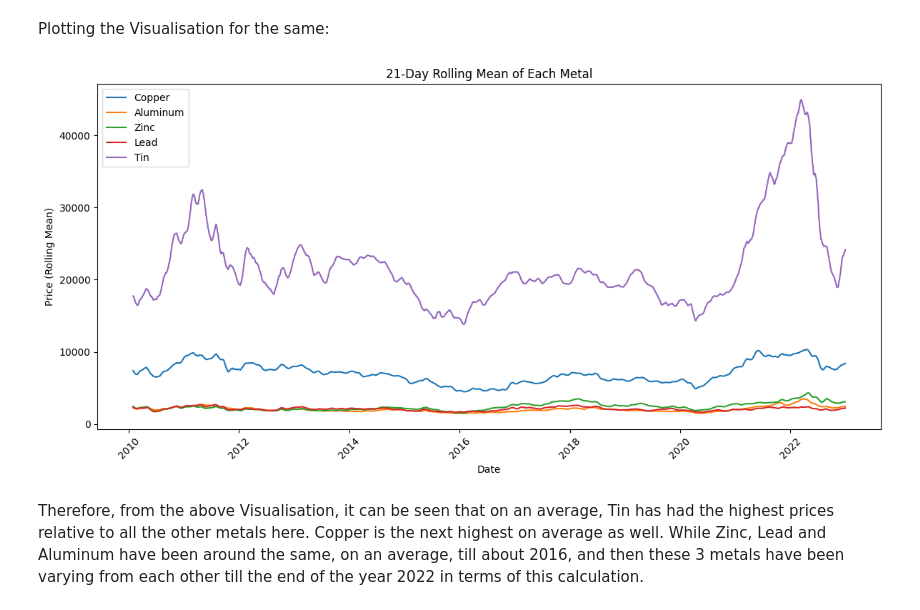
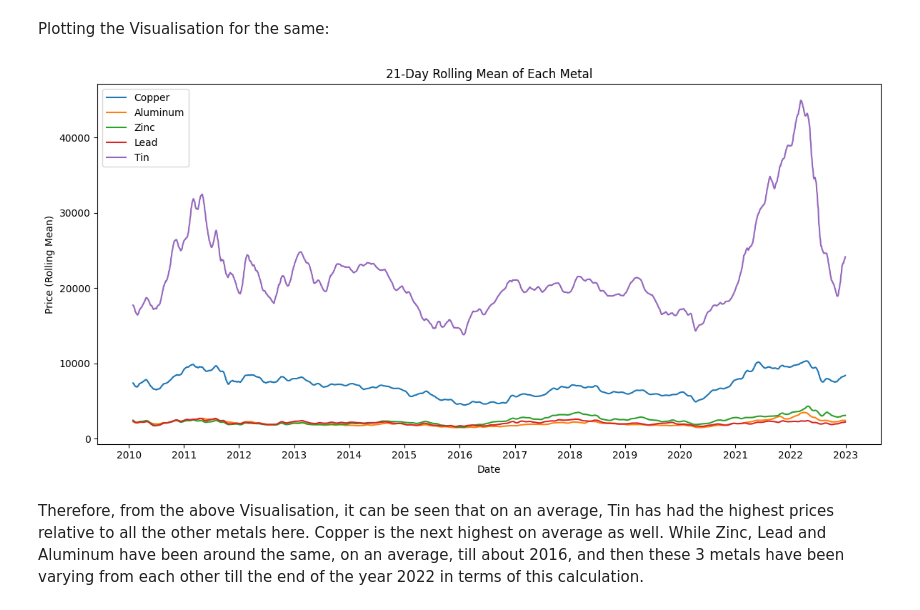
Before and after one commit to ArchisaBiswas/OilDesk-Intern-Assessment___Submission, a Jupyter notebook: solutions/question_1.ipynb, the cells around one changed output. Drawn from its saved outputs; the diff is of its cells as text; code cells hidden in the pictures.

```diff
--- a/solutions/question_1.ipynb
+++ b/solutions/question_1.ipynb
@@ -229,24 +230,30 @@ for metal_column in metal_columns:
     df_metals_average_per_month[metal_column + "_avg_per_month"] = df_metals_average_per_month[metal_column].rolling(window=21).mean()
 # %% [markdown]
 Plotting the Visualisation for the same:
-# %%
-plt.figure(figsize=(12,6))
-
-plt.plot(df_metals_average_per_month["Dates"], df_metals_average_per_month["Copper_avg_per_month"], label="Copper")
-plt.plot(df_metals_average_per_month["Dates"], df_metals_average_per_month["Aluminum_avg_per_month"], label="Aluminum")
-plt.plot(df_metals_average_per_month["Dates"], df_metals_average_per_month["Zinc_avg_per_month"], label="Zinc")
-plt.plot(df_metals_average_per_month["Dates"], df_metals_average_per_month["Lead_avg_per_month"], label="Lead")
-plt.plot(df_metals_average_per_month["Dates"], df_metals_average_per_month["Tin_avg_per_month"], label="Tin")
-
-plt.legend()
-plt.title("21-Day Rolling Mean of Each Metal")
-plt.xlabel("Date")
-plt.ylabel("Price (Rolling Mean)")
-plt.xticks(rotation=45)
-plt.tight_layout()
-
-plt.show()
-# %% [output]
-[figure, removed]
+# %%
+# Converting Dates column into date object, in order to utilise this in the formatting of the x-axis label in the
+# visualisation below:
+df["Dates"] = pd.to_datetime(df["Dates"], dayfirst=True)
+
+plt.figure(figsize=(12, 6))
+
+plt.plot(df["Dates"], df_metals_average_per_month["Copper_avg_per_month"],   label="Copper")
+plt.plot(df["Dates"], df_metals_average_per_month["Aluminum_avg_per_month"], label="Aluminum")
+plt.plot(df["Dates"], df_metals_average_per_month["Zinc_avg_per_month"],     label="Zinc")
+plt.plot(df["Dates"], df_metals_average_per_month["Lead_avg_per_month"],     label="Lead")
+plt.plot(df["Dates"], df_metals_average_per_month["Tin_avg_per_month"],      label="Tin")
+
+plt.legend()
+plt.title("21-Day Rolling Mean of Each Metal")
+plt.xlabel("Date")
+plt.ylabel("Price (Rolling Mean)")
+
+plt.gca().xaxis.set_major_locator(mdates.YearLocator())
+plt.gca().xaxis.set_major_formatter(mdates.DateFormatter("%Y"))
+
+plt.tight_layout()
+plt.show()
+# %% [output]
+[figure, added]
 # %% [markdown]
 Therefore, from the above Visualisation, it can be seen that on an average, Tin has had the highest prices relative to all the other metals here. Copper is the next highest on average as well. While Zinc, Lead and Aluminum have been around the same, on an average, till about 2016, and then these 3 metals have been varying from each other till the end of the year 2022 in terms of this calculation.
```
Also changed, not shown: parts of 6 cells of this notebook, 7 other files.
